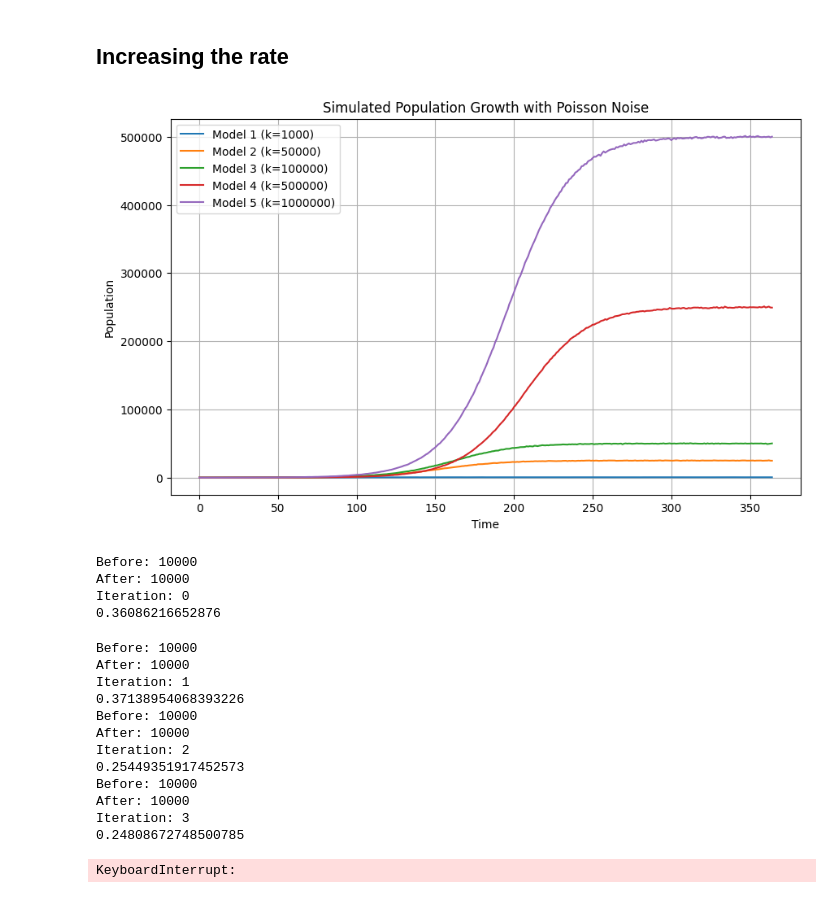
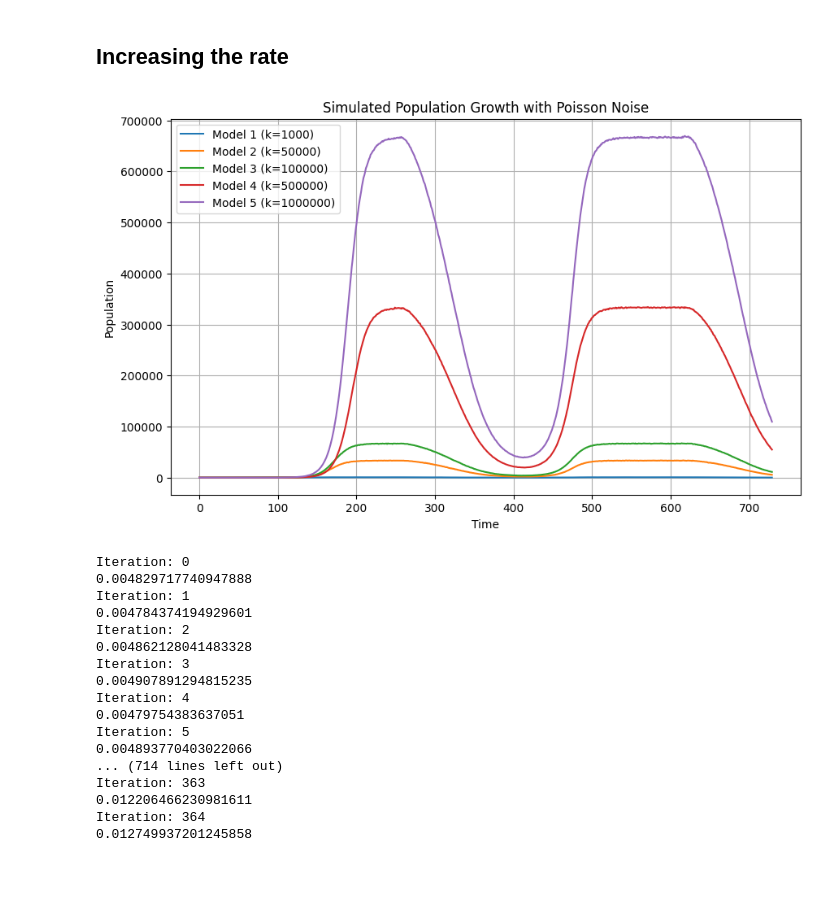
Before and after one commit to atiumcache/filter_forecast, a Jupyter notebook: juptyer notebooks/resample_exp.ipynb, the cells around one changed output. Drawn from its saved outputs; the diff is of its cells as text; code cells hidden in the pictures.

```diff
--- a/juptyer notebooks/resample_exp.ipynb
+++ b/juptyer notebooks/resample_exp.ipynb
@@ -64,12 +64,12 @@ def effBeta(t):
 
 
 def growthEQ(t, y):
-    r = 0.1
+    r = min(effBeta(t), 0.15)
     mu = 0.05
     return r*y*(1 - (y/carrying_cap)) - mu*y
 
 num_of_models = 5
-time = 365
+time = 730
 states = [5, 12, 15, 8, 27]
 k_vals = [1000, 50_000, 100_000, 500_000, 1_000_000]
 data = np.empty([num_of_models, time])
@@ -80,34 +80,34 @@ for i in range(num_of_models):
         print("Either initial states or k_vals does not equal the number of models.")
         exit()
 
     init_state = [states[i]]
     carrying_cap = k_vals[i]
     sol = solve_ivp(fun=growthEQ,
                     t_span=[0, time],
                     y0=init_state,
                     t_eval=range(time))
     data[i] = np.random.poisson(sol.y[0])
 
 
 # Save to CSV
 file_path = '../datasets/resample_experiment_time_series.csv'
 df = pd.DataFrame(data.T, columns=[f'Model {i+1} (k={k})' for i, k in enumerate(k_vals)])
 df.to_csv(file_path, index=False)
 
 
 # Create plot for data
 plt.figure(figsize=(10, 6))
 for i in range(num_of_models):
     plt.plot(np.arange(time), data[i], label=f'Model {i+1} (k={k_vals[i]})')
 
 plt.title('Simulated Population Growth with Poisson Noise')
 plt.xlabel('Time')
 plt.ylabel('Population')
 plt.legend()
 plt.grid(True)
 plt.show()
 # %% [output]
-[figure, old version]
+[figure, new version]
 # %%
 '''Entry point for the particle filtering code '''
 
@@ -118,7 +118,7 @@ import numpy as np
 from Implementations.algorithms.TimeDependentBeta import TimeDependentAlgo
 from Implementations.algorithms.Experiment import ExperimentAlgo
 from Implementations.resamplers.resamplers import PoissonResample,NBinomResample, LogNBinomResampleExperiment
-from Implementations.solvers.DeterministicSolvers import LSODACalvettiSolver,LSODASolver,LSODASolverSEIARHD, EulerSolverExperiment
+from Implementations.solvers.DeterministicSolvers import LSODACalvettiSolver,LSODASolverExperiment,LSODASolverSEIARHD, EulerSolverExperiment
 from Implementations.perturbers.perturbers import LogMultivariatePerturbations, ExperimentPerturb
 from utilities.Utils import Context,ESTIMATION
 from functools import partial
@@ -136,7 +136,7 @@ The resampler computes the weights and resamples based on a known algorithm(mult
 
 
 '''
-algo = ExperimentAlgo(integrator = EulerSolverExperiment(),
+algo = ExperimentAlgo(integrator = LSODASolverExperiment(),
                         perturb = ExperimentPerturb(hyper_params={'sigma':0.1}),
                         resampler = LogNBinomResampleExperiment(),
                         ctx=Context(population=30,
@@ -146,7 +146,7 @@ algo = ExperimentAlgo(integrator = EulerSolverExperiment(),
                                     seed_size=100,
                                     forward_estimation=1,
                                     rng=np.random.default_rng(1),
-                        particle_count=10))
+                                    particle_count=100))
 
 algo.initialize(params={
 "r": ESTIMATION.VARIABLE,
@@ -155,7 +155,7 @@ algo.initialize(params={
 "R": 50
 }
 ,priors={
-"r": partial(algo.ctx.rng.uniform, 0, 0.6),
+"r": partial(algo.ctx.rng.uniform, 0, 0.01),
 "k": partial(algo.ctx.rng.uniform, 1000, 100000),
 "mu": partial(algo.ctx.rng.uniform, 0, 1)
 })
@@ -164,22 +164,22 @@ algo.initialize(params={
 for particle in algo.particles:
     particle.param["k"] = np.array([1000, 50_000, 100_000, 500_000, 1_000_000])
 #algo.print_particles()
-algo.run(f'../datasets/resample_experiment_time_series.csv',150)
+algo.run(f'../datasets/resample_experiment_time_series.csv',365)
 # %% [output]
-Before: 10000
-After: 10000
 Iteration: 0
-0.36086216652876
+0.004829717740947888
+Iteration: 1
+0.004784374194929601
+Iteration: 2
+0.004862128041483328
+Iteration: 3
+0.004907891294815235
+Iteration: 4
+0.00479754383637051
+Iteration: 5
+0.004893770403022066
+... (714 lines left out)
+Iteration: 363
+0.012206466230981611
+Iteration: 364
+0.012749937201245858
-Before: 10000
-After: 10000
-Iteration: 1
-0.37138954068393226
-Before: 10000
-After: 10000
-Iteration: 2
-0.25449351917452573
-Before: 10000
-After: 10000
-Iteration: 3
-0.24808672748500785
-KeyboardInterrupt:
```
Also changed, not shown: parts of 2 cells of this notebook, 7 other files.
